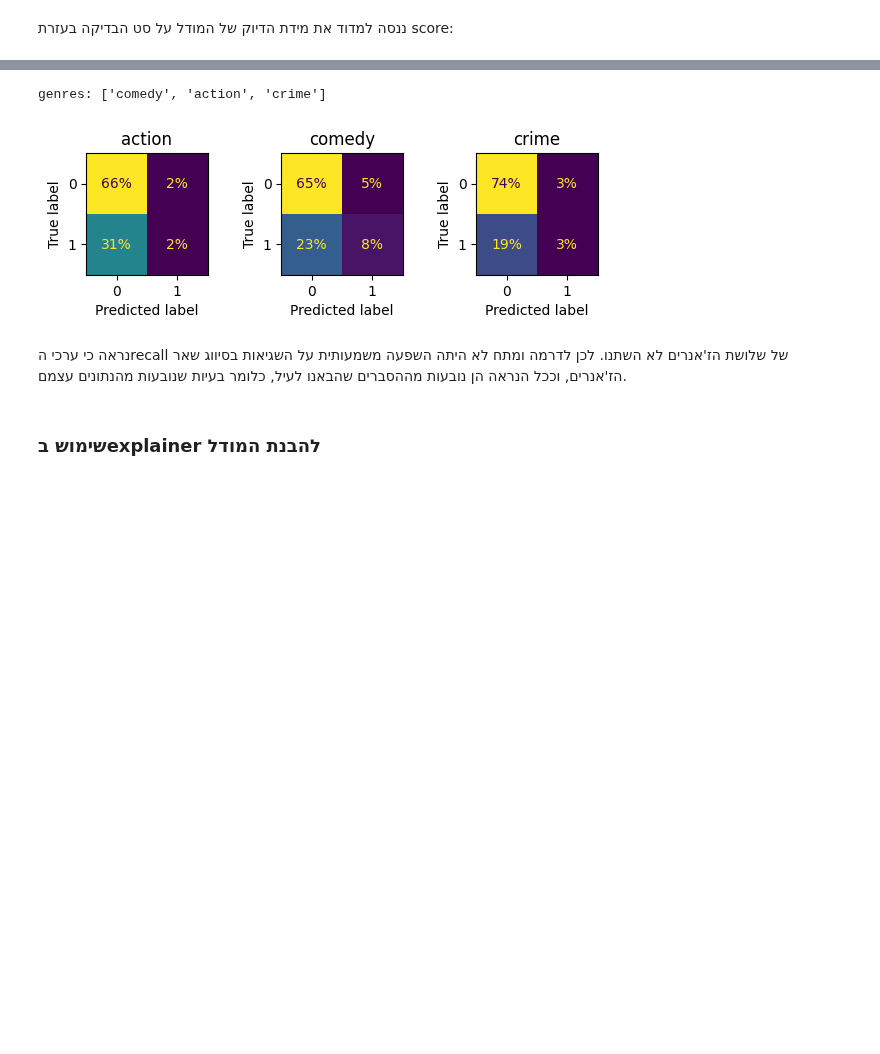
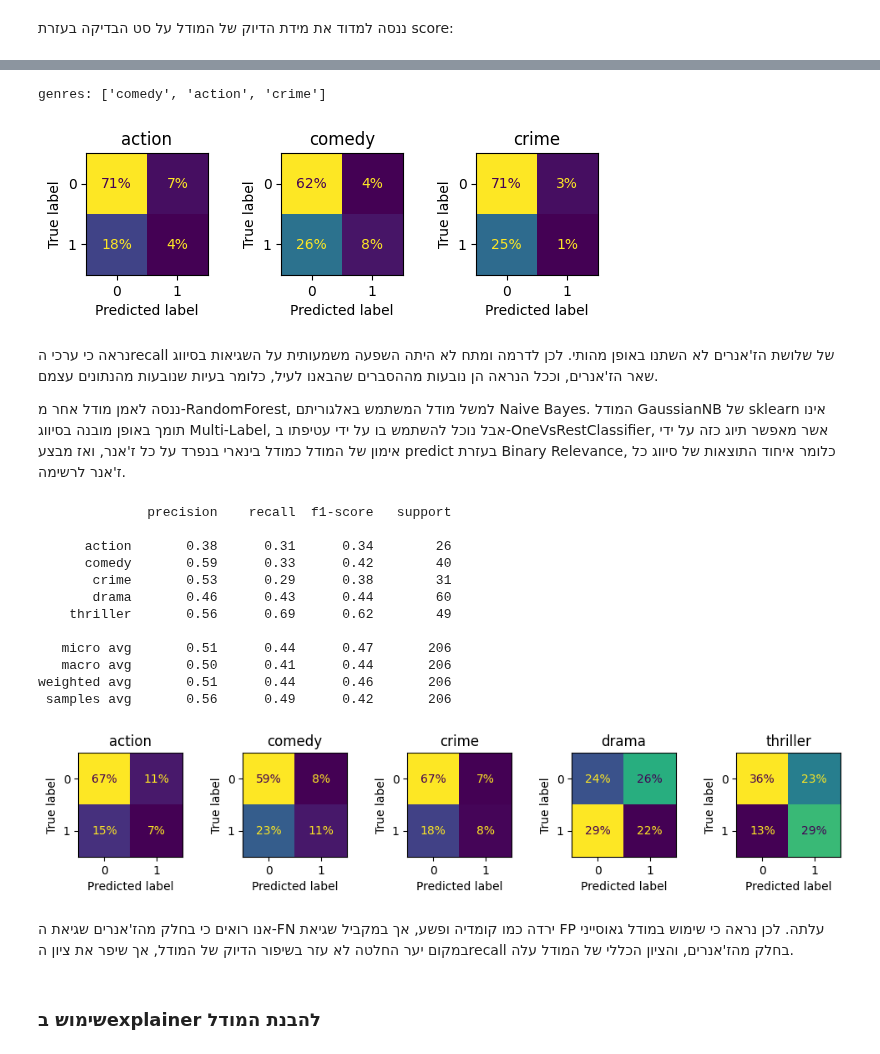
Before and after one commit to eitamyo/ou-workshop-project, a Jupyter notebook: sentimental-movie-classification.ipynb, the cells around one changed output, grey strips where cells are left out. Cells and saved outputs as stored; diff of their text form; code cells hidden in the pictures; blank space fills up the shorter version.

```diff
--- a/sentimental-movie-classification.ipynb
+++ b/sentimental-movie-classification.ipynb
@@ -663,18 +684,45 @@ plt.tight_layout()
 # %%
 next_genres = genre_counts.nlargest(5).index[2:]
 print('genres:', next_genres.to_list())
-X_train_1, X_test_1, y_train_1, y_test_1, mlb_1 = get_genre_sets(next_genres)
+X_train_1, X_test_1, y_train_1, y_test_1, mlb_1 = get_genre_sets(X, y, next_genres)
 rf_clf_1 = RandomForestClassifier(n_estimators=100, random_state=1)
 rf_clf_1.fit(X_train_1,y_train_1)
-y_predict_1 = rf_clf_1.predict(X_test_1)
 fig, axs = plt.subplots(1, 3, figsize=(6, 2))
-show_conf_matrices(y_test_1, y_predict_1, mlb_1.classes_, axs)
+show_conf_matrices(X_test_1, y_test_1, rf_clf_1, mlb_1.classes_, axs)
 plt.tight_layout()
 # %% [output]
 genres: ['comedy', 'action', 'crime']
-[figure, old version]
+[figure, new version]
 # %% [markdown]
-נראה כי ערכי הrecall של שלושת הז'אנרים לא השתנו. לכן לדרמה ומתח לא היתה השפעה משמעותית על השגיאות בסיווג שאר הז'אנרים, וככל הנראה הן נובעות מההסברים שהבאנו לעיל, כלומר בעיות שנובעות מהנתונים עצמם.
+נראה כי ערכי הrecall של שלושת הז'אנרים לא השתנו באופן מהותי. לכן לדרמה ומתח לא היתה השפעה משמעותית על השגיאות בסיווג שאר הז'אנרים, וככל הנראה הן נובעות מההסברים שהבאנו לעיל, כלומר בעיות שנובעות מהנתונים עצמם.
+
+ננסה לאמן מודל אחר מ-RandomForest, למשל מודל המשתמש באלגוריתם Naive Bayes. המודל GaussianNB של sklearn אינו תומך באופן מובנה בסיווג Multi-Label, אבל נוכל להשתמש בו על ידי עטיפתו ב-OneVsRestClassifier, אשר מאפשר תיוג כזה על ידי אימון של המודל כמודל בינארי בנפרד על כל ז'אנר, ואז מבצע predict בעזרת Binary Relevance, כלומר איחוד התוצאות של סיווג כל ז'אנר לרשימה.
+# %%
+from sklearn.multiclass import OneVsRestClassifier
+from sklearn.naive_bayes import GaussianNB
+
+nb_clf = OneVsRestClassifier(GaussianNB())
+nb_clf.fit(X_train, y_train)
+print(report_clf(nb_clf, X_test, y_test, mlb.classes_))
+fig, axs = plt.subplots(1, 5, figsize=(10, 2))
+show_conf_matrices(X_test, y_test, nb_clf, mlb.classes_, axs)
+plt.tight_layout()
+# %% [output]
+              precision    recall  f1-score   support
+
+      action       0.38      0.31      0.34        26
+      comedy       0.59      0.33      0.42        40
+       crime       0.53      0.29      0.38        31
+       drama       0.46      0.43      0.44        60
+    thriller       0.56      0.69      0.62        49
+
+   micro avg       0.51      0.44      0.47       206
+   macro avg       0.50      0.41      0.44       206
+weighted avg       0.51      0.44      0.46       206
+ samples avg       0.56      0.49      0.42       206
+[figure, added]
+# %% [markdown]
+אנו רואים כי בחלק מהז'אנרים שגיאת ה-FN ירדה כמו קומדיה ופשע, אך במקביל שגיאת FP עלתה. לכן נראה כי שימוש במודל גאוסייני במקום יער החלטה לא עזר בשיפור הדיוק של המודל, אך שיפר את ציון הrecall בחלק מהז'אנרים, והציון הכללי של המודל עלה.
 # %% [markdown]
 ### שימוש בexplainer להבנת המודל
 # %% [markdown]
```
Also changed, not shown: parts of 22 cells of this notebook.
